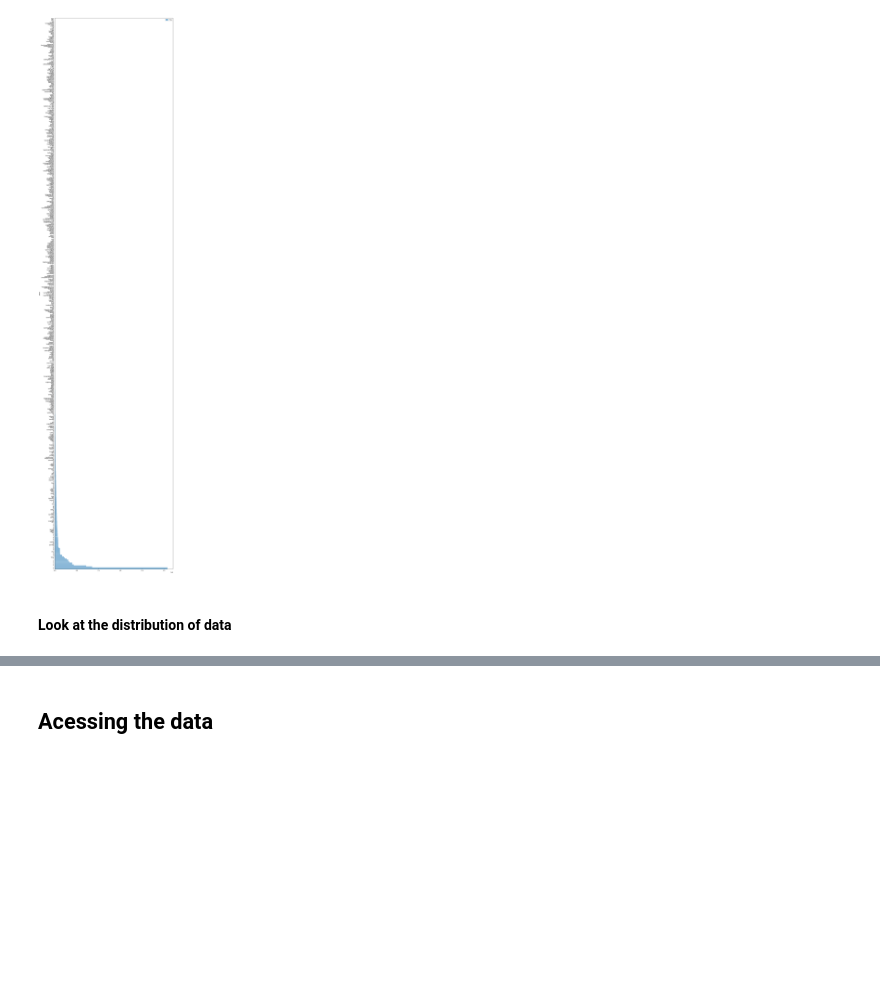
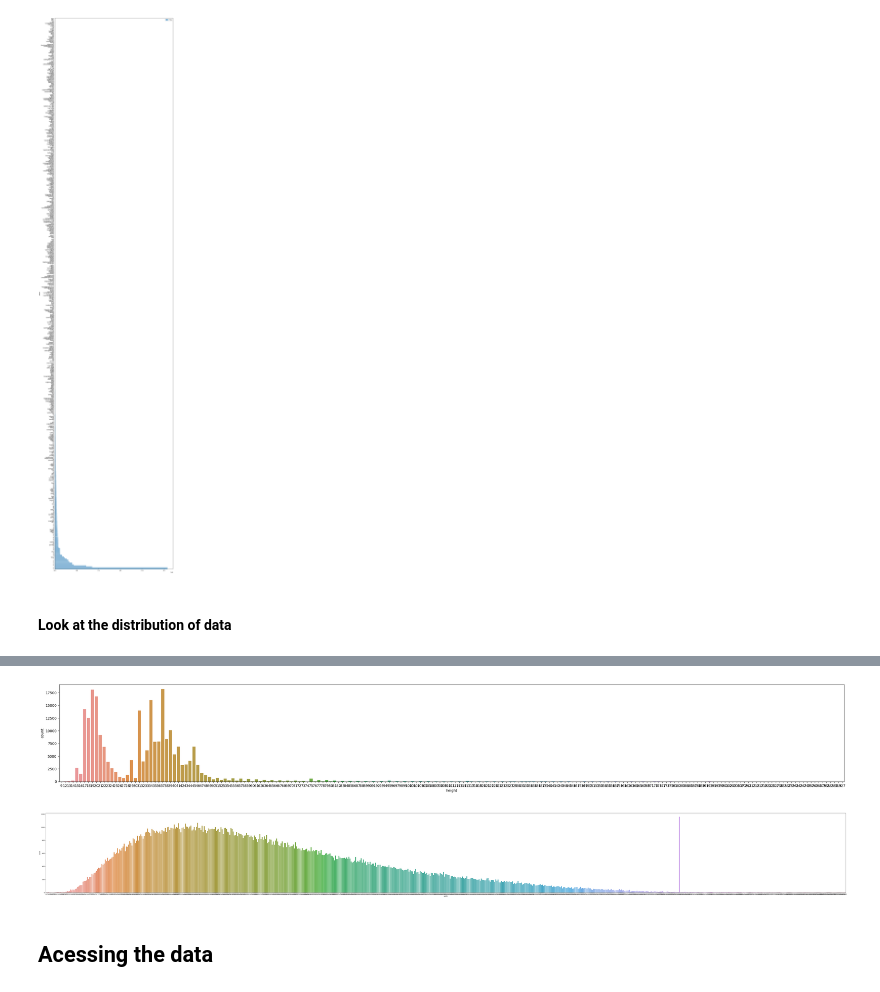
Before and after one commit to gmarus777/image-to-tex-OCR, a Jupyter notebook: Jupyter_Notebooks/Printed_Tex_Character_tokenizer_Documentation.ipynb, the cells around one changed output, grey strips where cells are left out. Drawn from its saved outputs; the diff is of its cells as text; code cells hidden in the pictures; blank space fills up the shorter version.

```diff
--- a/Jupyter_Notebooks/Printed_Tex_Character_tokenizer_Documentation.ipynb
+++ b/Jupyter_Notebooks/Printed_Tex_Character_tokenizer_Documentation.ipynb
@@ -211,3 +211,17 @@ sns.countplot(x=data.df['tokenized_len']);
+# %%
+# Images heights PLOT
+plt.figure(figsize=(40,5))
+sns.countplot(x = data.df['height'])
+plt.show()
+# %% [output]
+[figure, added]
+# %%
+# Images wodth PLOT
+plt.figure(figsize=(100,10))
+sns.countplot(x = data.df['width'])
+plt.show()
+# %% [output]
+[figure, added]
 # %% [markdown]
 ## Acessing the data
 # %%
```
Also changed, not shown: parts of 6 cells of this notebook.
